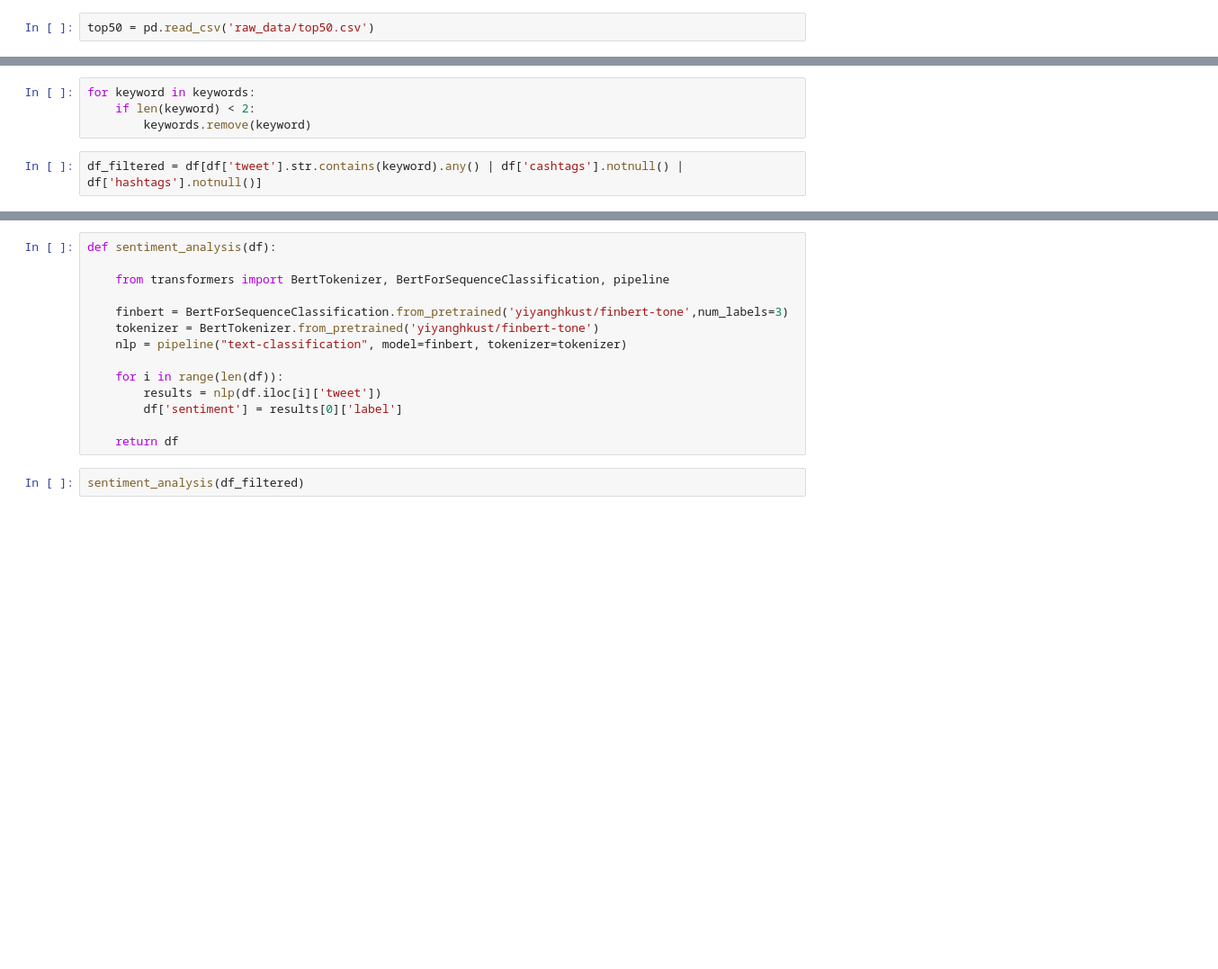
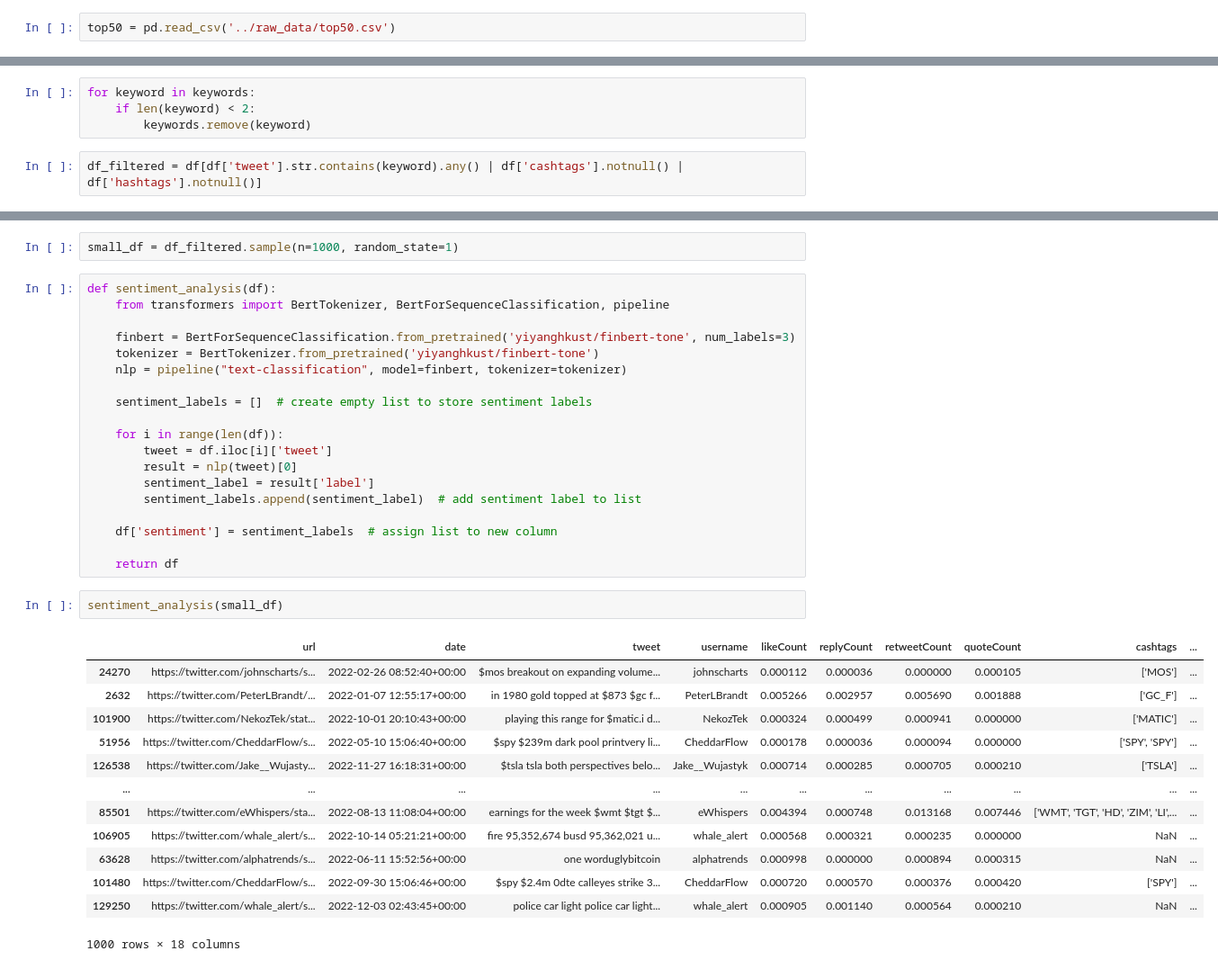
Before and after one commit to teekyboy/twitter_files, a Jupyter notebook: notebooks/tweet_cleaning.ipynb, the cells around one changed output, grey strips where cells are left out. Shown: that part at 90% size. Drawn from its saved outputs; the diff is of its cells as text; blank space fills up the shorter version.

Commit message:
sentiment anlysis tested

```diff
--- a/notebooks/tweet_cleaning.ipynb
+++ b/notebooks/tweet_cleaning.ipynb
@@ -154,7 +155,7 @@ for word in list2:
     word = word.replace('inc.', '').replace('ltd.', '').replace('co.', '').replace('corp.', '').replace('.com', '')
     keywords.append(word)
 # %%
-top50 = pd.read_csv('raw_data/top50.csv')
+top50 = pd.read_csv('../raw_data/top50.csv')
 # %%
 cashtags = top50['cashtags'].tolist()
 hashtags = top50['hashtags'].tolist()
@@ -185,16 +200,37 @@ df_filtered
+# %%
+small_df = df_filtered.sample(n=1000, random_state=1)
 # %%
 def sentiment_analysis(df):
-
     from transformers import BertTokenizer, BertForSequenceClassification, pipeline
 
-    finbert = BertForSequenceClassification.from_pretrained('yiyanghkust/finbert-tone',num_labels=3)
+    finbert = BertForSequenceClassification.from_pretrained('yiyanghkust/finbert-tone', num_labels=3)
     tokenizer = BertTokenizer.from_pretrained('yiyanghkust/finbert-tone')
     nlp = pipeline("text-classification", model=finbert, tokenizer=tokenizer)
 
+    sentiment_labels = []  # create empty list to store sentiment labels
+
     for i in range(len(df)):
-        results = nlp(df.iloc[i]['tweet'])
-        df['sentiment'] = results[0]['label']
+        tweet = df.iloc[i]['tweet']
+        result = nlp(tweet)[0]
+        sentiment_label = result['label']
+        sentiment_labels.append(sentiment_label)  # add sentiment label to list
+
+    df['sentiment'] = sentiment_labels  # assign list to new column
 
     return df
 # %%
-sentiment_analysis(df_filtered)
+sentiment_analysis(small_df)
+# %% [output]
+|  | url | date | tweet | username | likeCount | replyCount | retweetCount | quoteCount | cashtags | ... |
+| 24270 | https://twitter.com/johnscharts/s... | 2022-02-26 08:52:40+00:00 | $mos breakout on expanding volume... | johnscharts | 0.000112 | 0.000036 | 0.000000 | 0.000105 | ['MOS'] | ... |
+| 2632 | https://twitter.com/PeterLBrandt/... | 2022-01-07 12:55:17+00:00 | in 1980 gold topped at $873 $gc f... | PeterLBrandt | 0.005266 | 0.002957 | 0.005690 | 0.001888 | ['GC_F'] | ... |
+| 101900 | https://twitter.com/NekozTek/stat... | 2022-10-01 20:10:43+00:00 | playing this range for $matic.i d... | NekozTek | 0.000324 | 0.000499 | 0.000941 | 0.000000 | ['MATIC'] | ... |
+| 51956 | https://twitter.com/CheddarFlow/s... | 2022-05-10 15:06:40+00:00 | $spy $239m dark pool printvery li... | CheddarFlow | 0.000178 | 0.000036 | 0.000094 | 0.000000 | ['SPY', 'SPY'] | ... |
+| 126538 | https://twitter.com/Jake__Wujasty... | 2022-11-27 16:18:31+00:00 | $tsla tsla both perspectives belo... | Jake__Wujastyk | 0.000714 | 0.000285 | 0.000705 | 0.000210 | ['TSLA'] | ... |
+| ... | ... | ... | ... | ... | ... | ... | ... | ... | ... | ... |
+| 85501 | https://twitter.com/eWhispers/sta... | 2022-08-13 11:08:04+00:00 | earnings for the week $wmt $tgt $... | eWhispers | 0.004394 | 0.000748 | 0.013168 | 0.007446 | ['WMT', 'TGT', 'HD', 'ZIM', 'LI',... | ... |
+| 106905 | https://twitter.com/whale_alert/s... | 2022-10-14 05:21:21+00:00 | fire 95,352,674 busd 95,362,021 u... | whale_alert | 0.000568 | 0.000321 | 0.000235 | 0.000000 | NaN | ... |
+| 63628 | https://twitter.com/alphatrends/s... | 2022-06-11 15:52:56+00:00 | one worduglybitcoin | alphatrends | 0.000998 | 0.000000 | 0.000894 | 0.000315 | NaN | ... |
+| 101480 | https://twitter.com/CheddarFlow/s... | 2022-09-30 15:06:46+00:00 | $spy $2.4m 0dte calleyes strike 3... | CheddarFlow | 0.000720 | 0.000570 | 0.000376 | 0.000420 | ['SPY'] | ... |
+| 129250 | https://twitter.com/whale_alert/s... | 2022-12-03 02:43:45+00:00 | police car light police car light... | whale_alert | 0.000905 | 0.001140 | 0.000564 | 0.000210 | NaN | ... |
+1000 rows × 18 columns
```
Also changed, not shown: parts of 4 cells of this notebook, 1 other file.
